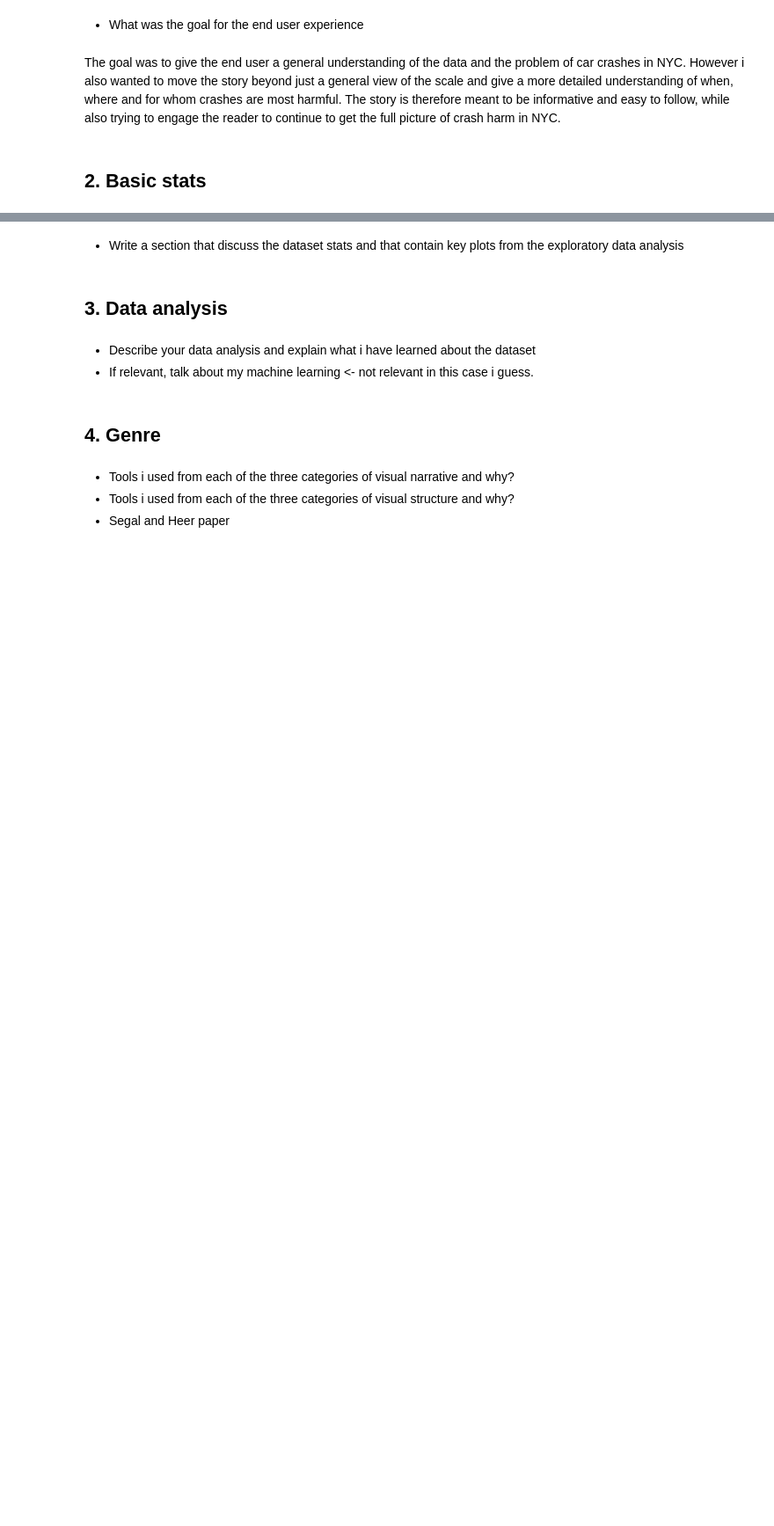
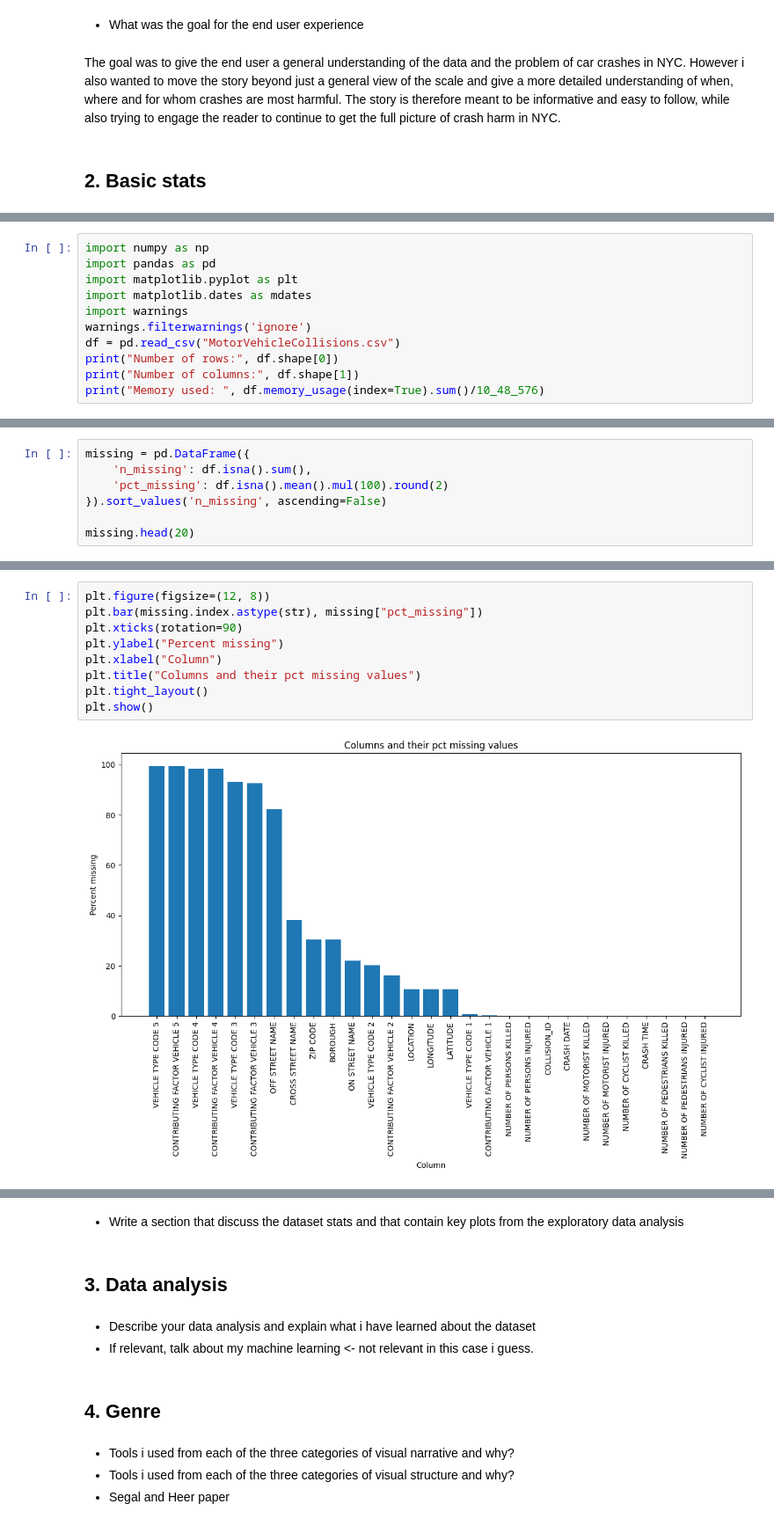
Before and after one commit to Melf-M/Final_project, a Jupyter notebook: Assignment_B/explainer.ipynb, the cells around one changed output, grey strips where cells are left out. Shown at 88% size. Drawn from its saved outputs; the diff is of its cells as text; blank space fills up the shorter version.

Commit message:
begun the data preprocessing

```diff
--- a/Assignment_B/explainer.ipynb
+++ b/Assignment_B/explainer.ipynb
@@ -20,0 +21,11 @@ The goal was to give the end user a general understanding of the data and the pr
+# %%
+import numpy as np
+import pandas as pd
+import matplotlib.pyplot as plt
+import matplotlib.dates as mdates
+import warnings
+warnings.filterwarnings('ignore')
+df = pd.read_csv("MotorVehicleCollisions.csv")
+print("Number of rows:", df.shape[0])
+print("Number of columns:", df.shape[1])
+print("Memory used: ", df.memory_usage(index=True).sum()/10_48_576)
@@ -20,0 +59,7 @@ The goal was to give the end user a general understanding of the data and the pr
+# %%
+missing = pd.DataFrame({
+    'n_missing': df.isna().sum(),
+    'pct_missing': df.isna().mean().mul(100).round(2)
+}).sort_values('n_missing', ascending=False)
+
+missing.head(20)
@@ -20,0 +84,11 @@ The goal was to give the end user a general understanding of the data and the pr
+# %%
+plt.figure(figsize=(12, 8))
+plt.bar(missing.index.astype(str), missing["pct_missing"])
+plt.xticks(rotation=90)
+plt.ylabel("Percent missing")
+plt.xlabel("Column")
+plt.title("Columns and their pct missing values")
+plt.tight_layout()
+plt.show()
+# %% [output]
+[figure, added]
```
Also changed, not shown: parts of 11 cells of this notebook.
